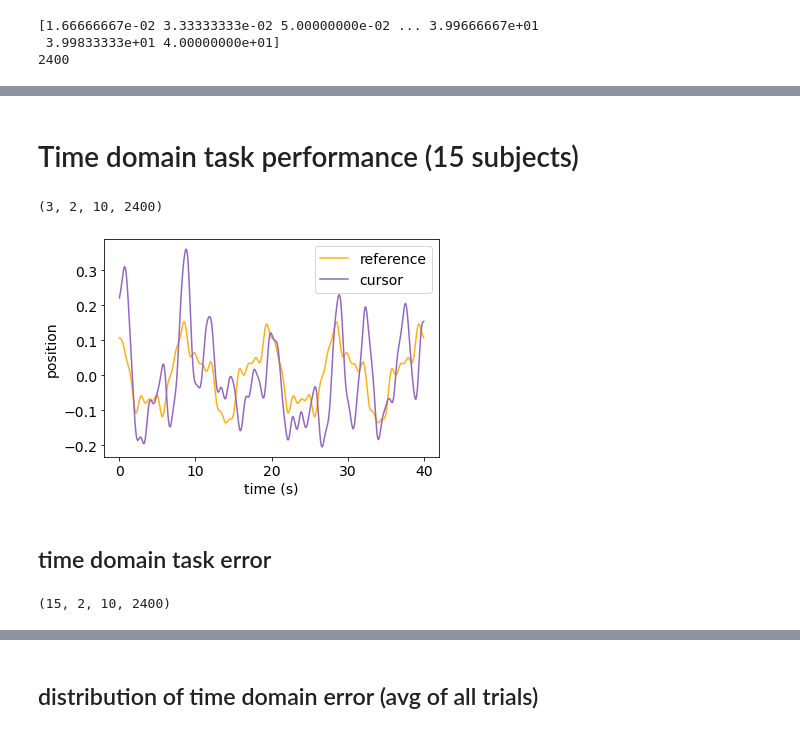
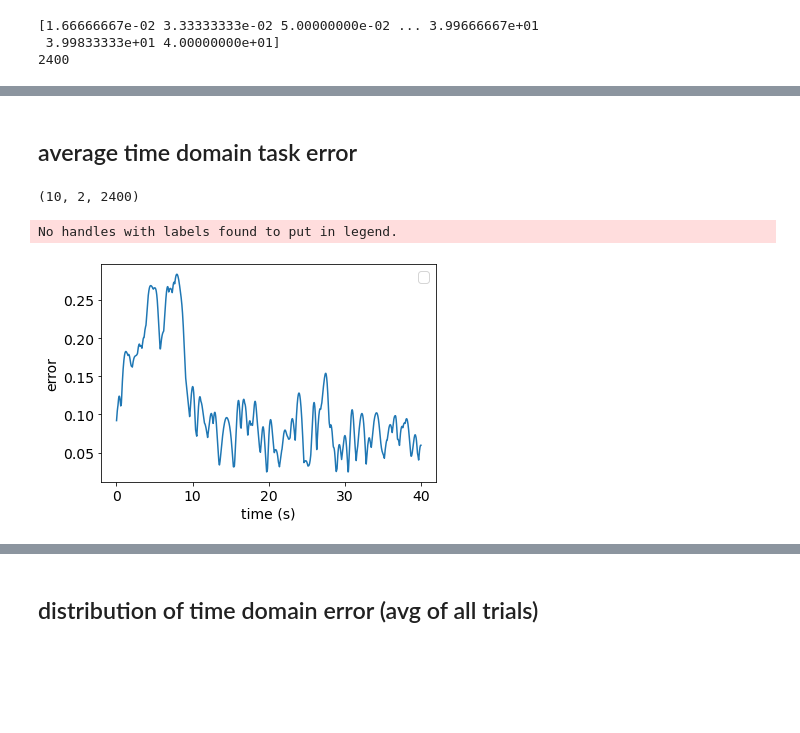
Before and after one commit to sburden-group/sensorimotor_fusion, a Jupyter notebook: analysis/Fusion analysis/Video_game_analysis.ipynb, the cells around one changed output, grey strips where cells are left out. Drawn from its saved outputs; the diff is of its cells as text; code cells hidden in the pictures; blank space fills up the shorter version.

```diff
--- a/analysis/Fusion analysis/Video_game_analysis.ipynb
+++ b/analysis/Fusion analysis/Video_game_analysis.ipynb
@@ -166,0 +165,4 @@ print(trial_num_L)
+# %%
+subjects_to_pull = ['subject4', 'subject11','subject14'] # from the first dictionary
+subjects_to_pull_L = ['subject0', 'subject1','subject2','subject3','subject4','subject5','subject6'] # from the second dictionary
+len(subjects_to_pull), len(subjects_to_pull_L)
@@ -166,0 +187,3 @@ print(trial_num_L)
+# %%
+subject_num = len(DATA_new)
+subject_num
@@ -179,34 +231,25 @@ print(N)
 # %% [markdown]
-# Time domain task performance (15 subjects)
+## average time domain task error
-# %%
-ref = np.zeros((subject_num, condition_num, trial_num, N))
-dis = np.zeros((subject_num, condition_num, trial_num, N))
-cursor = np.zeros((subject_num, condition_num, trial_num, N))
-for iK in range(subject_num):
-    ref[iK] = np.stack((np.asarray(DATA['subject'+str(iK)]['condition0']['r']),np.asarray(DATA['subject'+str(iK)]['condition1']['r'])))
-    dis[iK] = np.stack((np.asarray(DATA['subject'+str(iK)]['condition0']['d']),np.asarray(DATA['subject'+str(iK)]['condition1']['d'])))
-    cursor[iK] = np.stack((np.asarray(DATA['subject'+str(iK)]['condition0']['y']),np.asarray(DATA['subject'+str(iK)]['condition1']['y'])))
-
-print(ref.shape) # subject x condition x trial x time
-# %% [output]
-(3, 2, 10, 2400)
+# %%
+# avergae time domain error per condition per subject, averaged across trials
+avg_task_performance = np.empty((subject_num, condition_num, N))
+for iK in range(subject_num):
+    for iC in range(condition_num):
+        r = np.asarray(DATA_new['subject'+str(iK)]['condition'+str(iC)]['r']) # reference
+        y = np.asarray(DATA_new['subject'+str(iK)]['condition'+str(iC)]['y']) # cursor
+        e = np.abs(r - y) # time domain error
+        avg_task_performance[iK,iC,:] = np.mean( e ,axis=0) # average across trials
+print(avg_task_performance.shape) # 10 subject x 2 condition (slider, emg) x time
+# %% [output]
+(10, 2, 2400)
 # %%
-iK = 0 # subject
+iK = 8 # subject
 iC = 0 # condition
-iT = -1 # trial
-plt.plot(time, ref[iK,iC,iT,:], label='reference', color = colors['GOLD'])
-plt.plot(time, cursor[iK,iC,iT,:], label='cursor', color = colors['PURPLE'])
-plt.legend()
+plt.plot(time, avg_task_performance[iK,iC,:])
 plt.xlabel('time (s)')
-plt.ylabel('position')
+plt.ylabel('error')
 plt.legend()
 plt.show()
 # %% [output]
+No handles with labels found to put in legend.
-[figure, old version]
+[figure, new version]
-# %% [markdown]
-## time domain task error
-# %%
-abs_error = np.abs(ref-cursor)
-print(abs_error.shape)
-# %% [output]
-(15, 2, 10, 2400)
```
Also changed, not shown: parts of 35 cells of this notebook, 5 other files.
